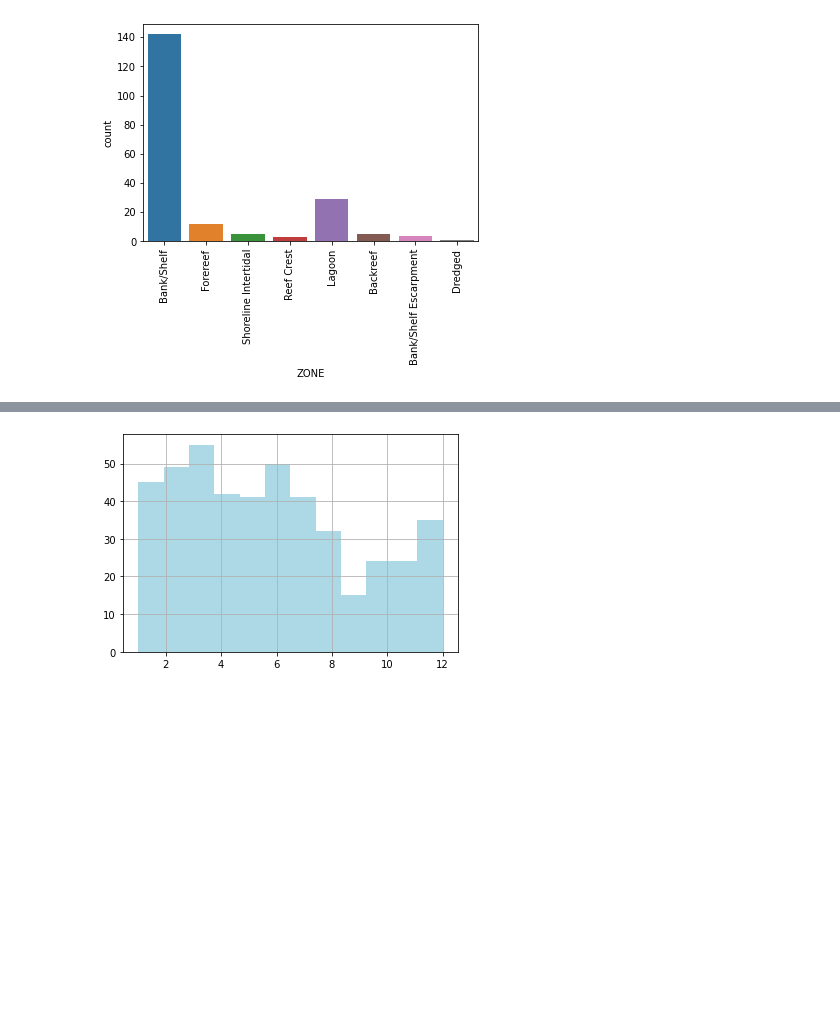
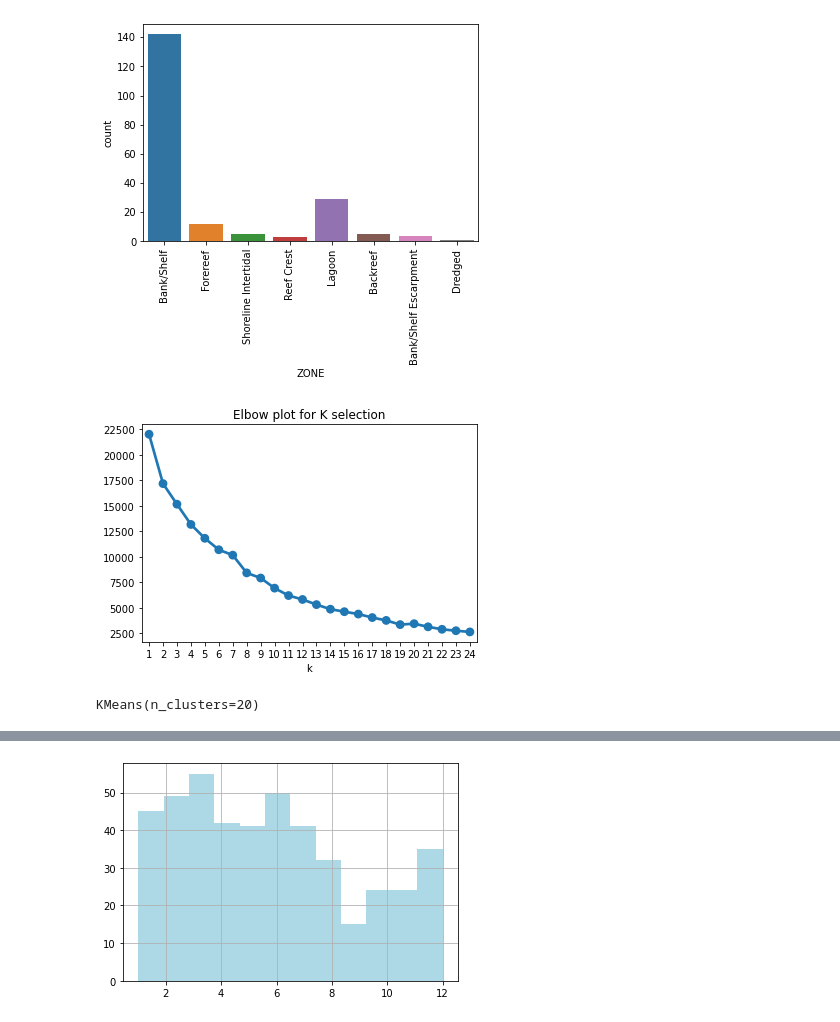
Before and after one commit to eric220/lf_probability_map, a Jupyter notebook: notebooks/Explore_Data.ipynb, the cells around one changed output, grey strips where cells are left out. Cells and saved outputs as stored; diff of their text form; code cells hidden in the pictures; blank space fills up the shorter version.

Commit message:
set engine to pthon explicitly in outputs, rerun kmeans

```diff
--- a/notebooks/Explore_Data.ipynb
+++ b/notebooks/Explore_Data.ipynb
@@ -86,21 +86,26 @@ sn.countplot(x = 'ZONE', data = df.query('num_lf > 0'));
 # %%
 def elbow_plot(data):
     sse = {}
     for k in range(1, 25):
         kmeans = KMeans(n_clusters=k)
         kmeans.fit(data)
         sse[k] = kmeans.inertia_
     plt.title('Elbow plot for K selection')
     plt.xlabel('k')
+    #plt.plot(list(sse.keys()), list(sse.values()), marker = '.')
     sn.pointplot(x=list(sse.keys()),
                  y=list(sse.values()))
     plt.show()
 k_train = pd.get_dummies(df[['DESCRIPTOR', 'ZONE', 'HABITAT', 'TYPE']], drop_first = False)
-#elbow_plot(k_train)
+elbow_plot(k_train)
+# %% [output]
+[figure, added]
 # %%
-n_clusters = 21
+n_clusters = 20
 kmeans = KMeans(n_clusters= n_clusters)
 kmeans.fit(k_train)
+# %% [output]
+KMeans(n_clusters=20)
 # %%
 t_clusters = kmeans.predict(k_train)
 df['clusters'] = t_clusters
```
Also changed, not shown: parts of 5 cells of this notebook, 1 other file.
